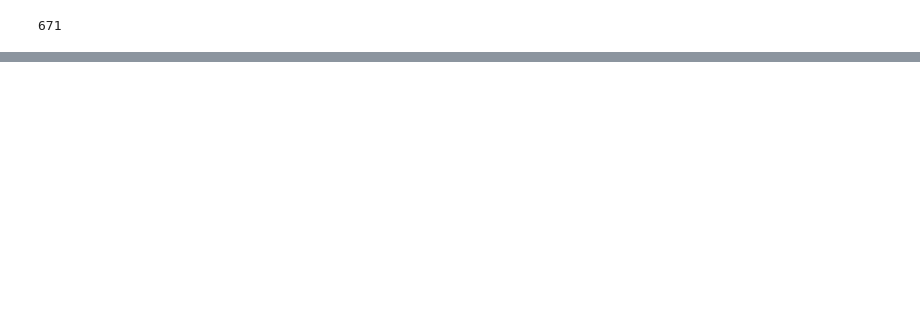
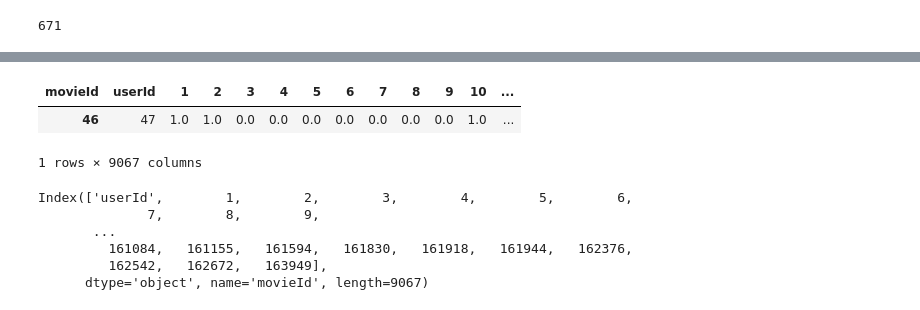
Before and after one commit to Jofemago/K-MEANS, a Jupyter notebook: analysis/EDAnetflix.ipynb, the cells around one changed output, grey strips where cells are left out. Saved outputs shown, nothing was run; the diff lists cells and outputs as text; code cells hidden in the pictures; blank space fills up the shorter version.

```diff
--- a/analysis/EDAnetflix.ipynb
+++ b/analysis/EDAnetflix.ipynb
@@ -47,0 +90,24 @@ len(ids)
+# %%
+tmp = gb.unstack()
+tmp = tmp.fillna(0)
+# %%
+tmp = tmp.fillna(0)
+# %%
+tmp.columns = tmp.columns.droplevel()
+# %%
+tmp = tmp.reset_index()
+# %%
+tmp.sample()
+# %% [output]
+| movieId | userId | 1 | 2 | 3 | 4 | 5 | 6 | 7 | 8 | 9 | 10 | ... |
+| 46 | 47 | 1.0 | 1.0 | 0.0 | 0.0 | 0.0 | 0.0 | 0.0 | 0.0 | 0.0 | 1.0 | ... |
+1 rows × 9067 columns
+# %%
+tmp.columns
+# %% [output]
+Index(['userId',        1,        2,        3,        4,        5,        6,
+              7,        8,        9,
+       ...
+         161084,   161155,   161594,   161830,   161918,   161944,   162376,
+         162542,   162672,   163949],
+      dtype='object', name='movieId', length=9067)
```
Also changed, not shown: parts of 12 cells of this notebook, 2 other files.
